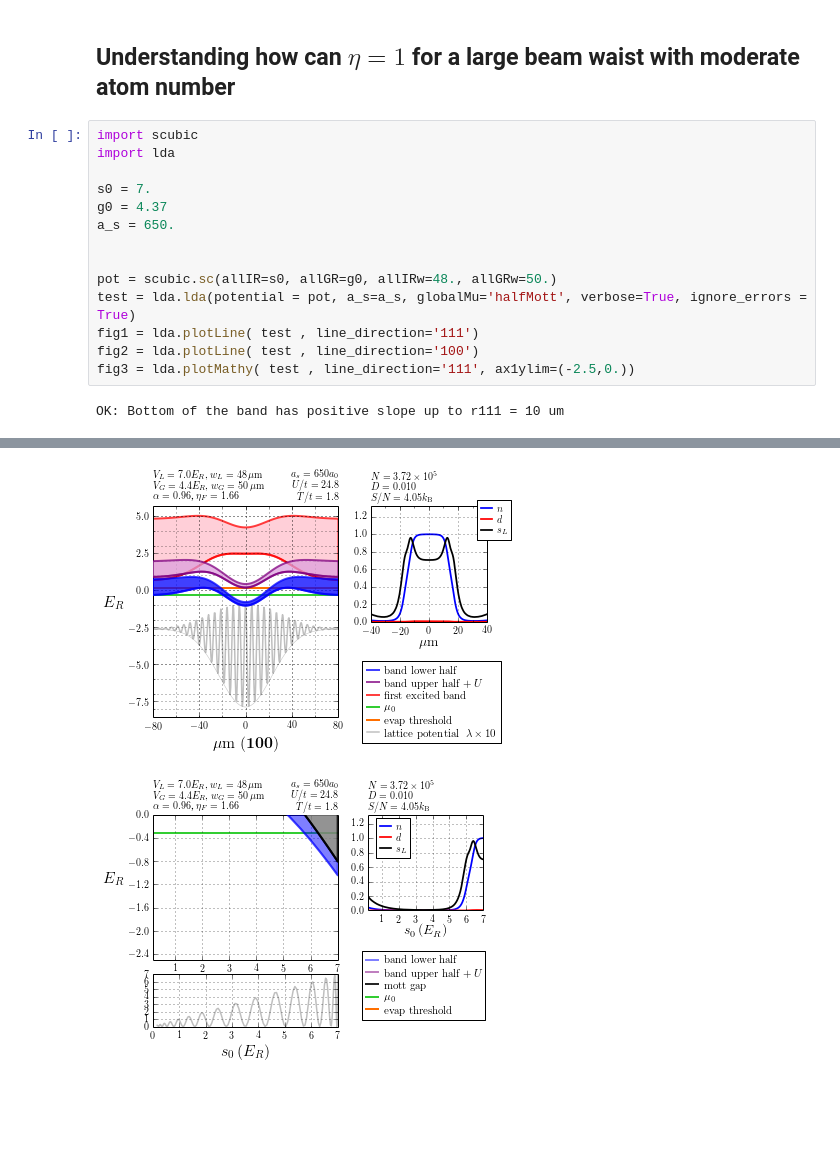
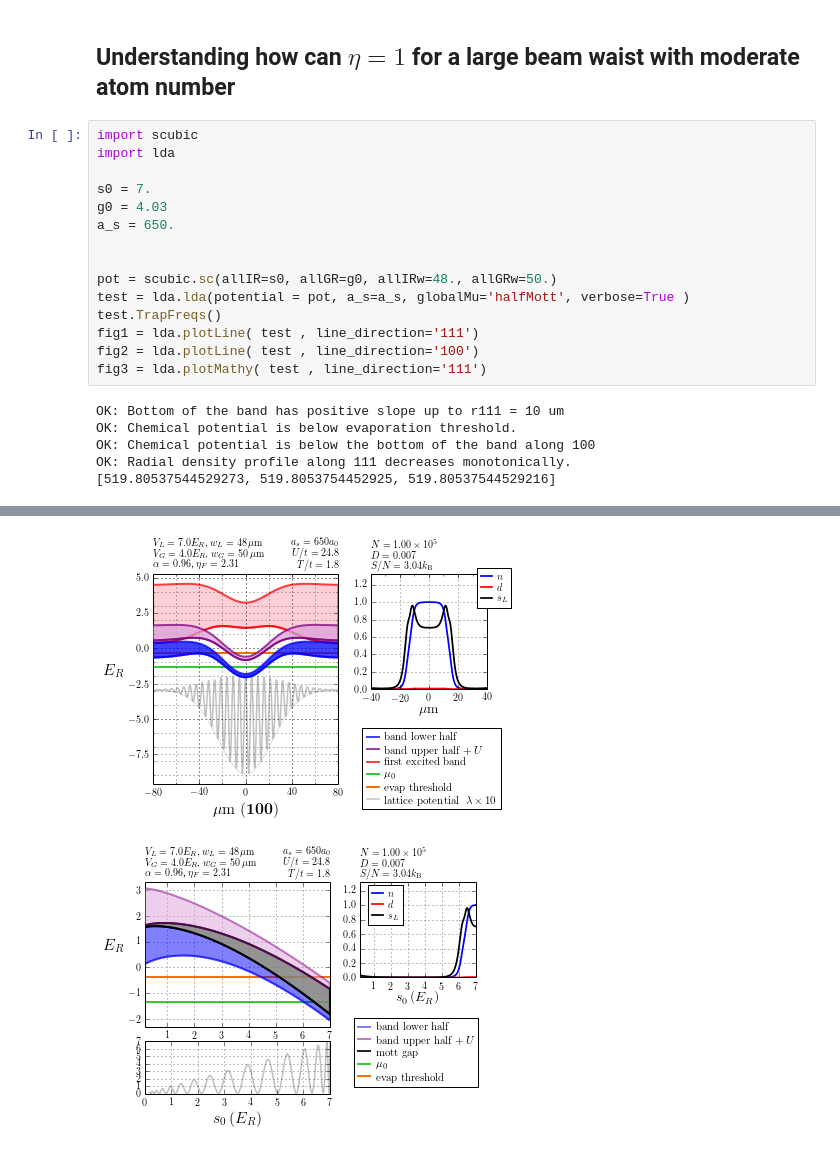
Before and after one commit to PedroMDuarte/hubbard-lda_evap, a Jupyter notebook: Untitled0.ipynb, the cells around one changed output, grey strips where cells are left out. Saved outputs shown, nothing was run; the diff lists cells and outputs as text; blank space fills up the shorter version.

```diff
--- a/Untitled0.ipynb
+++ b/Untitled0.ipynb
@@ -19,14 +36,19 @@ import scubic
 import lda
 
 s0 = 7.
-g0 = 4.37
+g0 = 4.03
 a_s = 650.
 
 
 pot = scubic.sc(allIR=s0, allGR=g0, allIRw=48., allGRw=50.)
-test = lda.lda(potential = pot, a_s=a_s, globalMu='halfMott', verbose=True, ignore_errors = True)
+test = lda.lda(potential = pot, a_s=a_s, globalMu='halfMott', verbose=True )
+test.TrapFreqs()
 fig1 = lda.plotLine( test , line_direction='111')
 fig2 = lda.plotLine( test , line_direction='100')
-fig3 = lda.plotMathy( test , line_direction='111', ax1ylim=(-2.5,0.))
+fig3 = lda.plotMathy( test , line_direction='111')
 # %% [output]
 OK: Bottom of the band has positive slope up to r111 = 10 um
+OK: Chemical potential is below evaporation threshold.
+OK: Chemical potential is below the bottom of the band along 100
+OK: Radial density profile along 111 decreases monotonically.
+[519.80537544529273, 519.8053754452925, 519.80537544529216]
@@ -34,2 +56,2 @@ OK: Bottom of the band has positive slope up to r111 = 10 um
-[figure, old version]
+[figure, new version]
-[figure, old version]
+[figure, new version]
```
Also changed, not shown: parts of 4 cells of this notebook, 13 other files.
